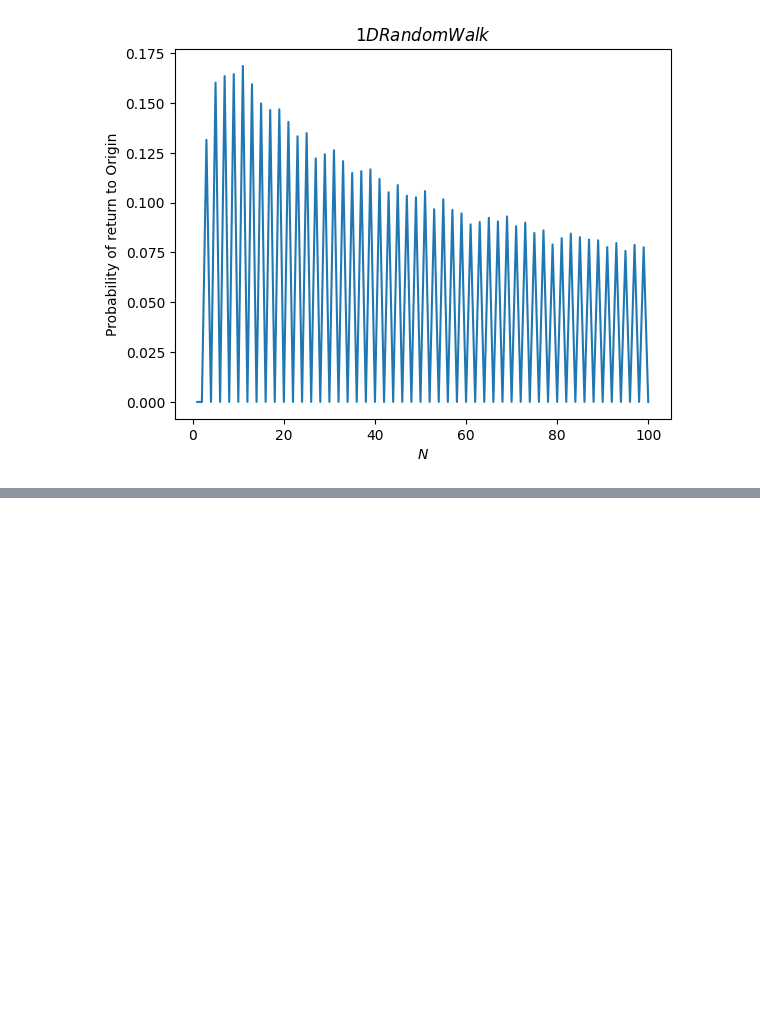
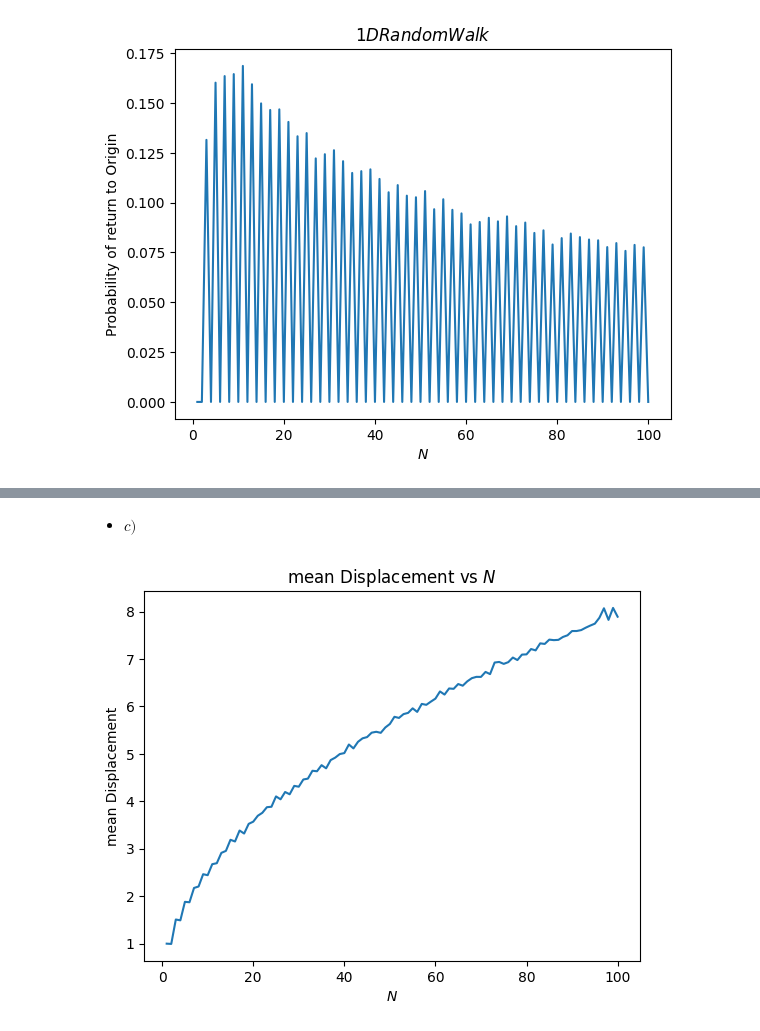
Before and after one commit to Harshul7/Priyanka-Madam-Python, a Jupyter notebook: SciIIAssn2/Q3/Q3Solution.ipynb, the cells around one changed output, grey strips where cells are left out. Cells and saved outputs as stored; diff of their text form; code cells hidden in the pictures; blank space fills up the shorter version.

```diff
--- a/SciIIAssn2/Q3/Q3Solution.ipynb
+++ b/SciIIAssn2/Q3/Q3Solution.ipynb
@@ -72,0 +101,30 @@ Text(0.5, 1.0, '$1D Random Walk$')
+# %% [markdown]
+- $ c) $
+# %%
+import numpy as np
+import matplotlib.pyplot as plt
+
+initial_position=0
+
+N_values=list(range(1,101))
+num_trials=10000
+
+meanDisplacement =[]
+
+for N in N_values:
+    steps=np.random.choice([-1,1],size=(num_trials,N))
+    final_positions=initial_position+np.sum(steps,axis=1)
+
+    sum=0
+    for pos in final_positions:
+        sum+=abs(pos)
+    sum/=num_trials
+    meanDisplacement.append(sum)
+
+plt.plot(N_values,meanDisplacement)
+plt.xlabel(r"$N$")
+plt.ylabel(r"mean Displacement")
+plt.title(r"mean Displacement vs $N$")
+plt.show()
+# %% [output]
+[figure, added]
```
Also changed, not shown: parts of 3 cells of this notebook, 2 other files.
